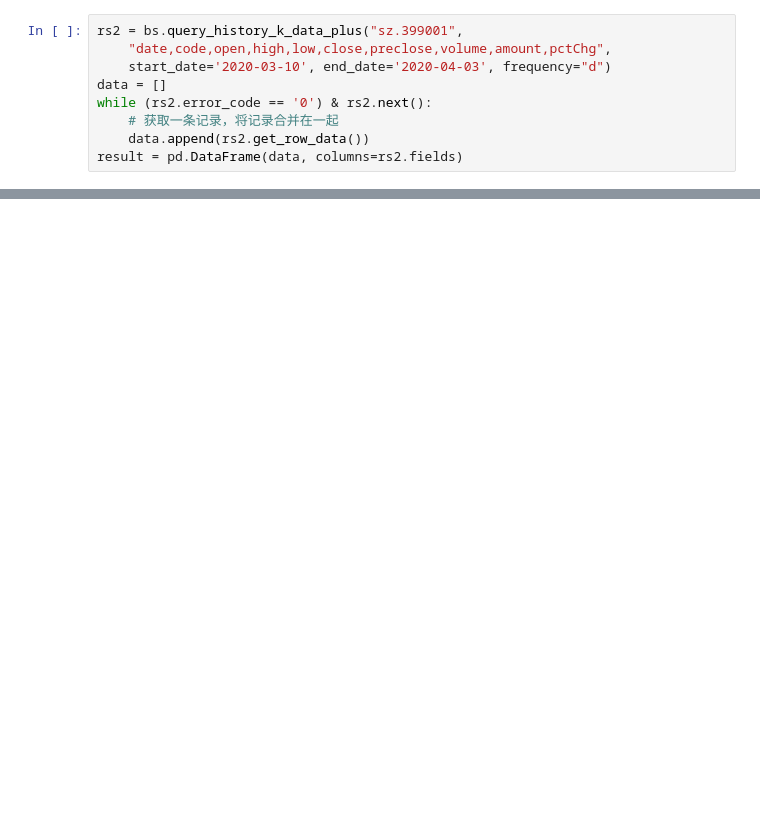
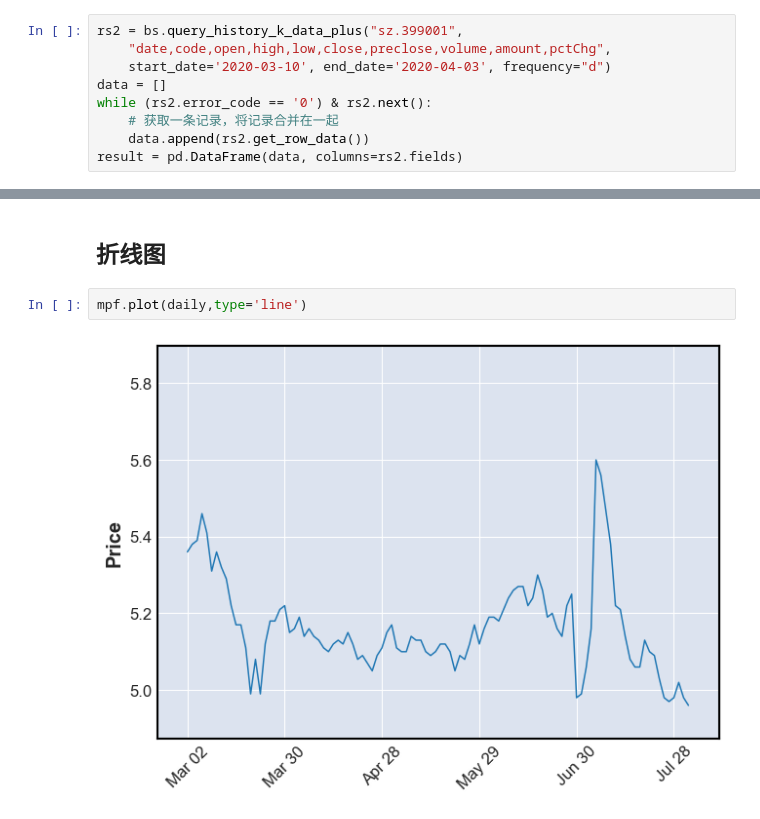
Before and after one commit to wishyoulikebefore/PythonPackages, a Jupyter notebook: 股票相关/开源API.ipynb, the cells around one changed output, grey strips where cells are left out. Saved outputs shown, nothing was run; the diff lists cells and outputs as text; blank space fills up the shorter version.

```diff
--- a/股票相关/开源API.ipynb
+++ b/股票相关/开源API.ipynb
@@ -147,0 +174,6 @@ login success!
+# %% [markdown]
+## 折线图
+# %%
+mpf.plot(daily,type='line')
+# %% [output]
+[figure, added]
```
Also changed, not shown: parts of 9 cells of this notebook.
